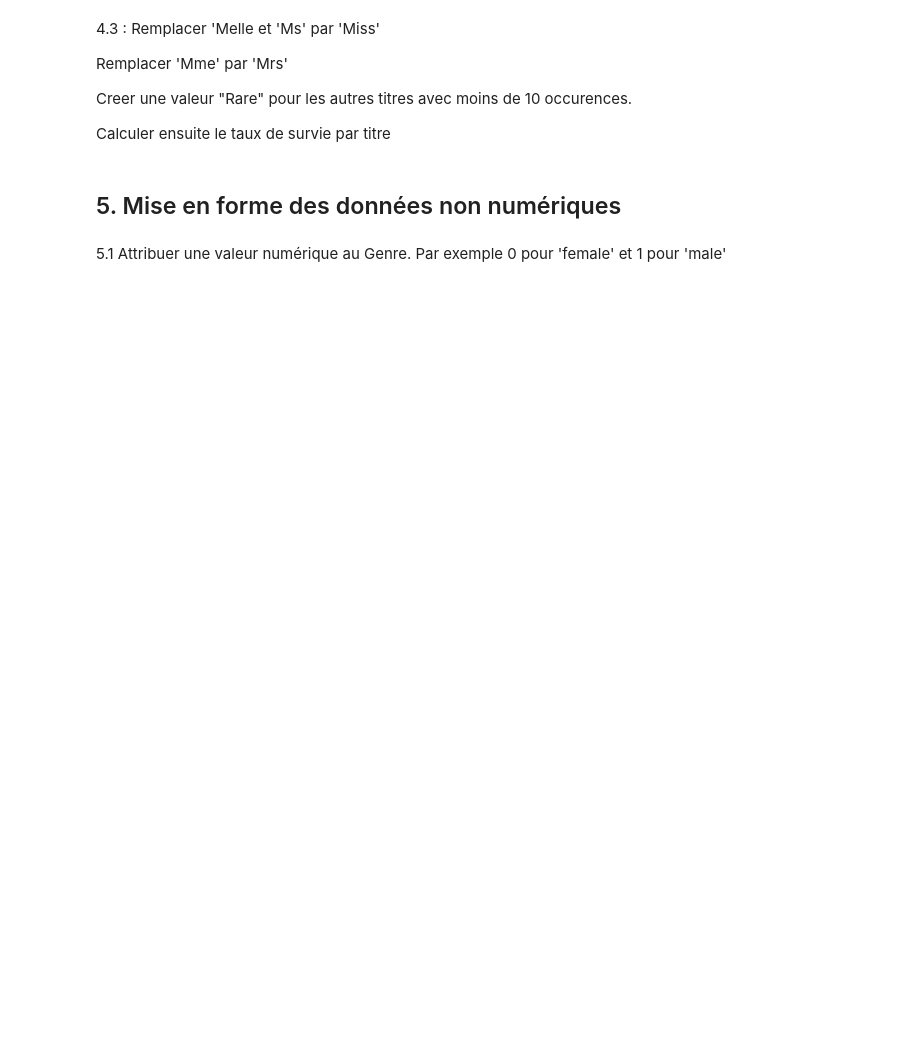
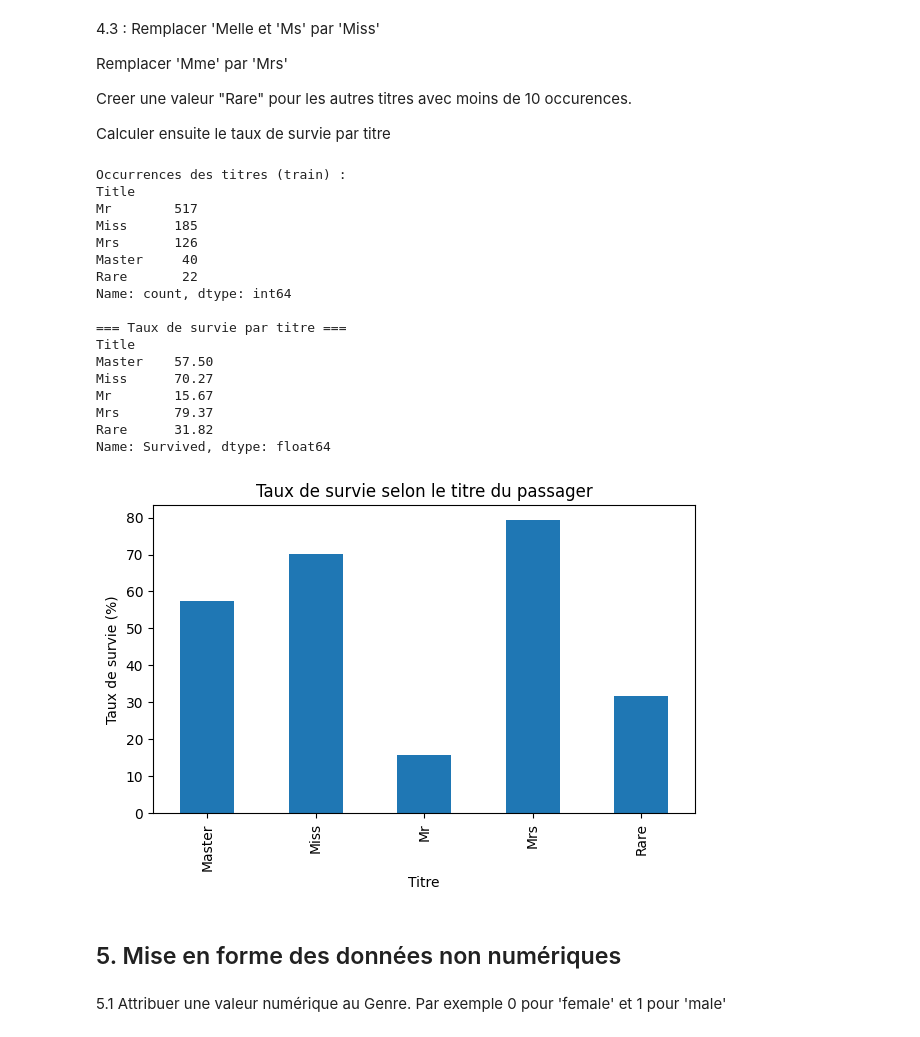
Before and after one commit to ArthurPoncin/Calculs, a Jupyter notebook: CollecteDonnees/tp_collecte.ipynb, the cells around one changed output. Saved outputs shown, nothing was run; the diff lists cells and outputs as text; code cells hidden in the pictures; blank space fills up the shorter version.

```diff
--- a/CollecteDonnees/tp_collecte.ipynb
+++ b/CollecteDonnees/tp_collecte.ipynb
@@ -355,3 +565,8 @@ plt.show()
 ## 4 : Traitement de features complexes
 # %% [markdown]
 4.1 : Le nom permet de retrouver le titre du passager. Trouver les titres lorsqu'ils existent.
+# %%
+train['Title'] = train['Name'].str.extract(r',\s*([A-Za-z]+)\.', expand=False)
+test['Title']  = test['Name'].str.extract(r',\s*([A-Za-z]+)\.', expand=False)
+
+display(train[['Name', 'Title']].head(10))
@@ -366,6 +616,54 @@ Remplacer 'Mme' par 'Mrs'
 Creer une valeur "Rare" pour les autres titres avec moins de 10 occurences.
 
 Calculer ensuite le taux de survie par titre
+# %%
+title_map = {'Mlle': 'Miss', 'Ms': 'Miss', 'Mme': 'Mrs'}
+
+train['Title'] = train['Title'].replace(title_map)
+test['Title']  = test['Title'].replace(title_map)
+
+title_counts = train['Title'].value_counts()
+rare_titles = title_counts[title_counts < 10].index
+
+train.loc[train['Title'].isin(rare_titles), 'Title'] = 'Rare'
+test.loc[test['Title'].isin(rare_titles), 'Title'] = 'Rare'
+
+print("Occurrences des titres (train) :")
+print(train['Title'].value_counts())
+
+survie_par_titre = (
+    train.groupby('Title', observed=True)['Survived']
+         .mean() * 100
+)
+
+print("\n=== Taux de survie par titre ===")
+print(survie_par_titre.round(2))
+
+# Visualisation
+survie_par_titre.plot(kind='bar', figsize=(7,4))
+plt.title("Taux de survie selon le titre du passager")
+plt.xlabel("Titre")
+plt.ylabel("Taux de survie (%)")
+plt.show()
+# %% [output]
+Occurrences des titres (train) :
+Title
+Mr        517
+Miss      185
+Mrs       126
+Master     40
+Rare       22
+Name: count, dtype: int64
+
+=== Taux de survie par titre ===
+Title
+Master    57.50
+Miss      70.27
+Mr        15.67
+Mrs       79.37
+Rare      31.82
+Name: Survived, dtype: float64
+[figure, added]
 # %% [markdown]
 ## 5. Mise en forme des données non numériques
 # %% [markdown]
```
Also changed, not shown: parts of 25 cells of this notebook.
